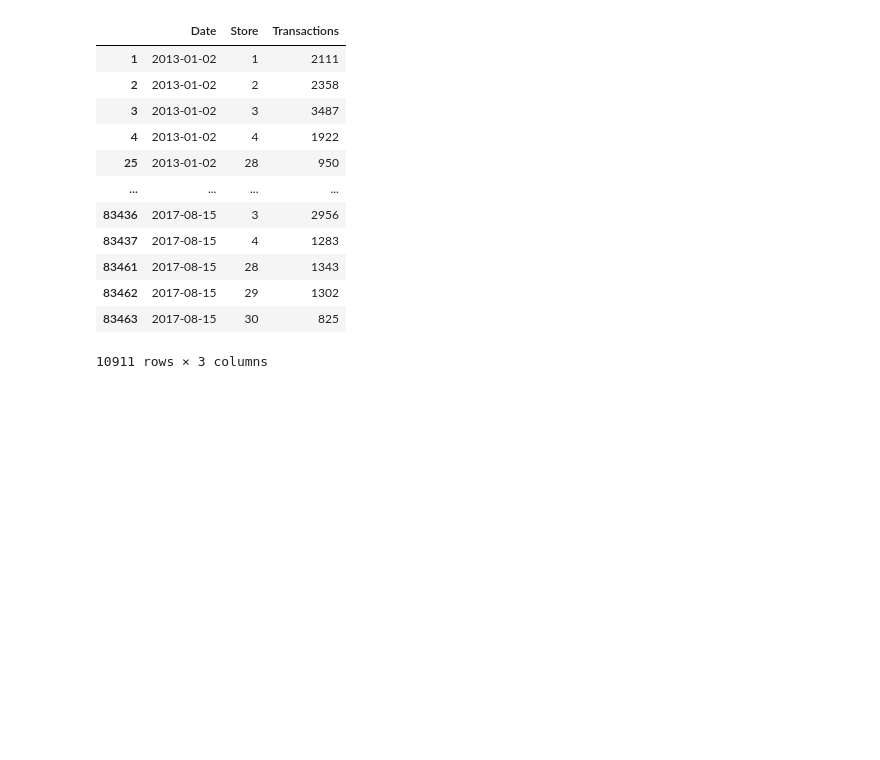
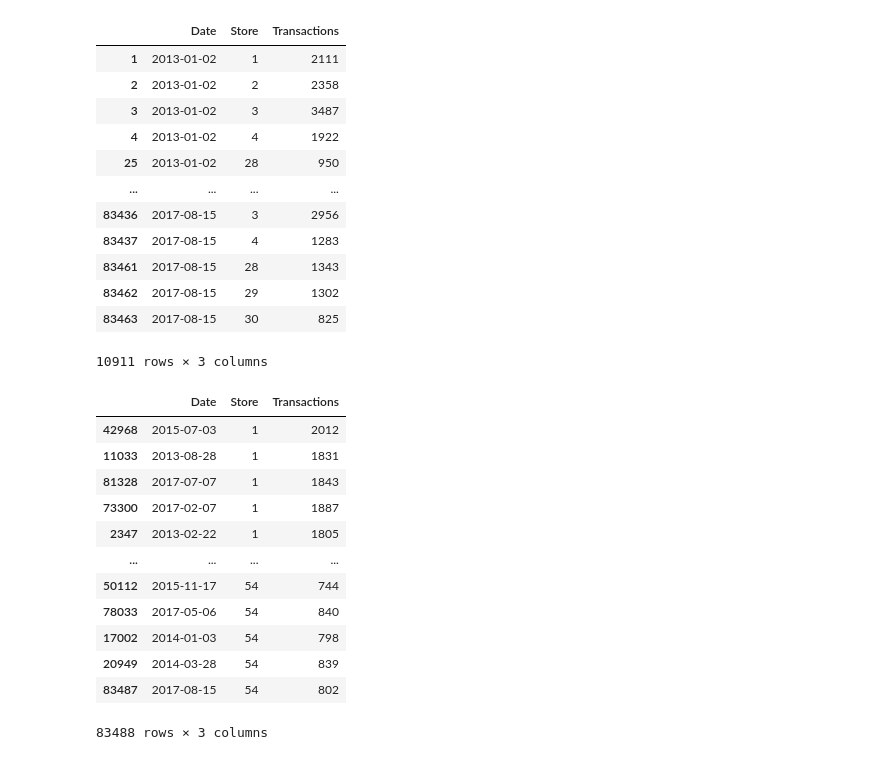
Before and after one commit to lingeshnafeax/DataScience, a Jupyter notebook: Numpy Pandas/Pandas Series.ipynb, the cells around one changed output. Drawn from its saved outputs; the diff is of its cells as text; code cells hidden in the pictures; blank space fills up the shorter version.

```diff
--- a/Numpy Pandas/Pandas Series.ipynb
+++ b/Numpy Pandas/Pandas Series.ipynb
@@ -765,3 +765,19 @@ df.query("Store in [28,29,30] or Store<@num")
 | 83462 | 2017-08-15 | 29 | 1302 |
 | 83463 | 2017-08-15 | 30 | 825 |
 10911 rows × 3 columns
+# %%
+df.sort_values("Store")
+# %% [output]
+|  | Date | Store | Transactions |
+| 42968 | 2015-07-03 | 1 | 2012 |
+| 11033 | 2013-08-28 | 1 | 1831 |
+| 81328 | 2017-07-07 | 1 | 1843 |
+| 73300 | 2017-02-07 | 1 | 1887 |
+| 2347 | 2013-02-22 | 1 | 1805 |
+| ... | ... | ... | ... |
+| 50112 | 2015-11-17 | 54 | 744 |
+| 78033 | 2017-05-06 | 54 | 840 |
+| 17002 | 2014-01-03 | 54 | 798 |
+| 20949 | 2014-03-28 | 54 | 839 |
+| 83487 | 2017-08-15 | 54 | 802 |
+83488 rows × 3 columns
```
Also changed, not shown: parts of 21 cells of this notebook, 1 other file.
